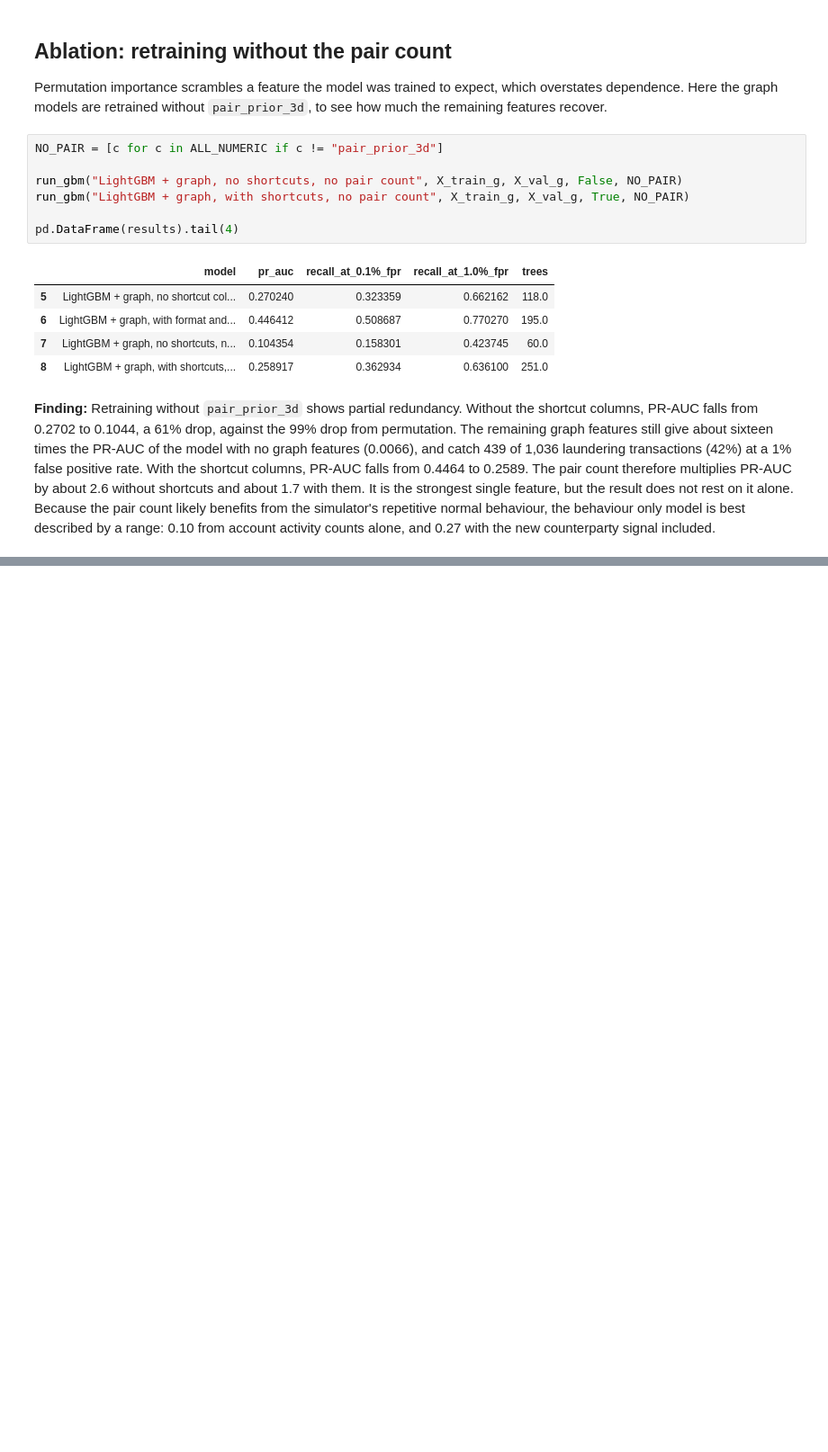
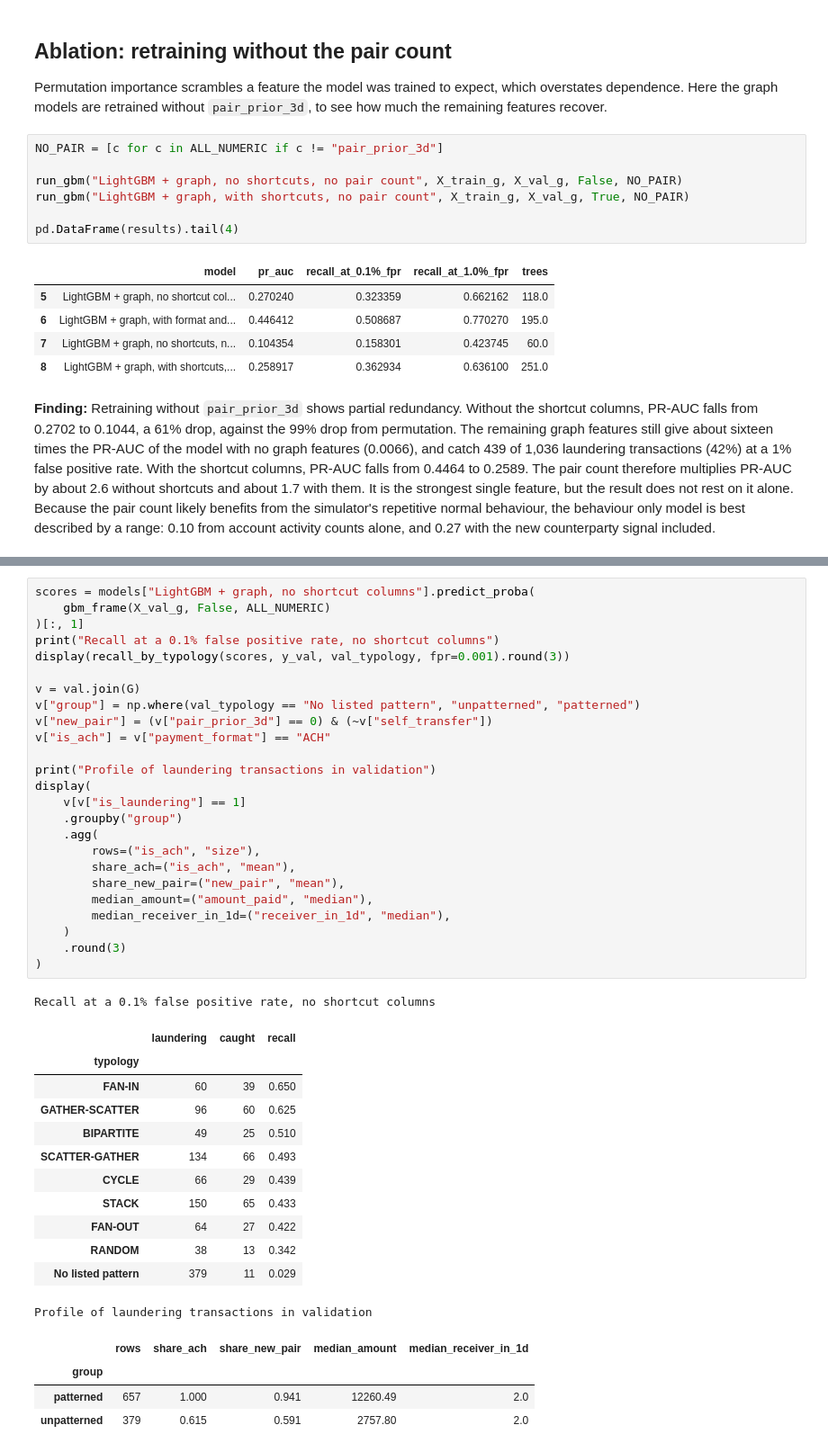
Before and after one commit to sap6011/bank-guard, a Jupyter notebook: notebooks/02_baselines.ipynb, the cells around one changed output, grey strips where cells are left out. Shown at 90% size. Cells and saved outputs as stored; diff of their text form; blank space fills up the shorter version.

```diff
--- a/notebooks/02_baselines.ipynb
+++ b/notebooks/02_baselines.ipynb
@@ -522,0 +626,43 @@ pd.DataFrame(results).tail(4)
+# %%
+scores = models["LightGBM + graph, no shortcut columns"].predict_proba(
+    gbm_frame(X_val_g, False, ALL_NUMERIC)
+)[:, 1]
+print("Recall at a 0.1% false positive rate, no shortcut columns")
+display(recall_by_typology(scores, y_val, val_typology, fpr=0.001).round(3))
+
+v = val.join(G)
+v["group"] = np.where(val_typology == "No listed pattern", "unpatterned", "patterned")
+v["new_pair"] = (v["pair_prior_3d"] == 0) & (~v["self_transfer"])
+v["is_ach"] = v["payment_format"] == "ACH"
+
+print("Profile of laundering transactions in validation")
+display(
+    v[v["is_laundering"] == 1]
+    .groupby("group")
+    .agg(
+        rows=("is_ach", "size"),
+        share_ach=("is_ach", "mean"),
+        share_new_pair=("new_pair", "mean"),
+        median_amount=("amount_paid", "median"),
+        median_receiver_in_1d=("receiver_in_1d", "median"),
+    )
+    .round(3)
+)
+# %% [output]
+Recall at a 0.1% false positive rate, no shortcut columns
+|  | laundering | caught | recall |
+| typology |  |  |  |
+| FAN-IN | 60 | 39 | 0.650 |
+| GATHER-SCATTER | 96 | 60 | 0.625 |
+| BIPARTITE | 49 | 25 | 0.510 |
+| SCATTER-GATHER | 134 | 66 | 0.493 |
+| CYCLE | 66 | 29 | 0.439 |
+| STACK | 150 | 65 | 0.433 |
+| FAN-OUT | 64 | 27 | 0.422 |
+| RANDOM | 38 | 13 | 0.342 |
+| No listed pattern | 379 | 11 | 0.029 |
+Profile of laundering transactions in validation
+|  | rows | share_ach | share_new_pair | median_amount | median_receiver_in_1d |
+| group |  |  |  |  |  |
+| patterned | 657 | 1.000 | 0.941 | 12260.49 | 2.0 |
+| unpatterned | 379 | 0.615 | 0.591 | 2757.80 | 2.0 |
```
Also changed, not shown: parts of 4 cells of this notebook.
